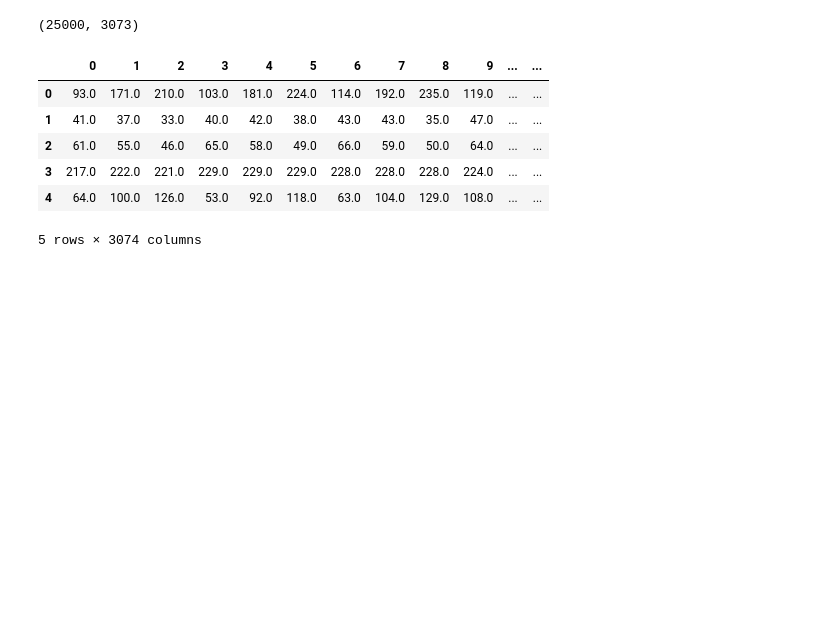
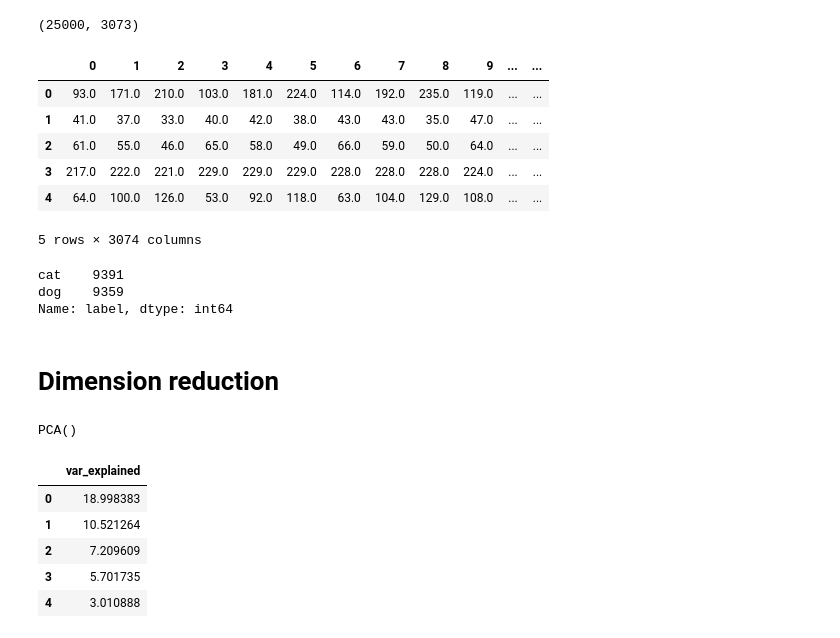
Before and after one commit to Matan-Shimon/Data-Visualization, a Jupyter notebook: Dogs vs Cats.ipynb, the cells around one changed output. Cells and saved outputs as stored; diff of their text form; code cells hidden in the pictures; blank space fills up the shorter version.

Commit message:
Started Dimension reduction

```diff
--- a/Dogs vs Cats.ipynb
+++ b/Dogs vs Cats.ipynb
@@ -86,3 +86,5 @@ features, targets = load_data('C:/Users/WIN10/Data-Visualization-main/Dogs vs Ca
+# %%
+features, targets = load_data('C:\\Users\Selfisher\Desktop\school\DeiScei\Project\catsvdogs')
 # %%
 features = np.asarray(features)
 targets = np.asarray(targets)
@@ -111,0 +114,23 @@ X_train_train, X_val, y_train_train, y_val = train_test_split(X_train, y_train ,
+# %%
+y_train.value_counts() # Raughly the same amount of cats and dogs
+# %% [output]
+cat    9391
+dog    9359
+Name: label, dtype: int64
+# %% [markdown]
+# Dimension reduction
+# %%
+pca = PCA()
+pca.fit(x_train)
+# %% [output]
+PCA()
+# %%
+expl = pd.DataFrame(pca.explained_variance_ratio_*100, columns= ['var_explained'])
+expl.head()
+# %% [output]
+|  | var_explained |
+| 0 | 18.998383 |
+| 1 | 10.521264 |
+| 2 | 7.209609 |
+| 3 | 5.701735 |
+| 4 | 3.010888 |
```
Also changed, not shown: parts of 9 cells of this notebook.
